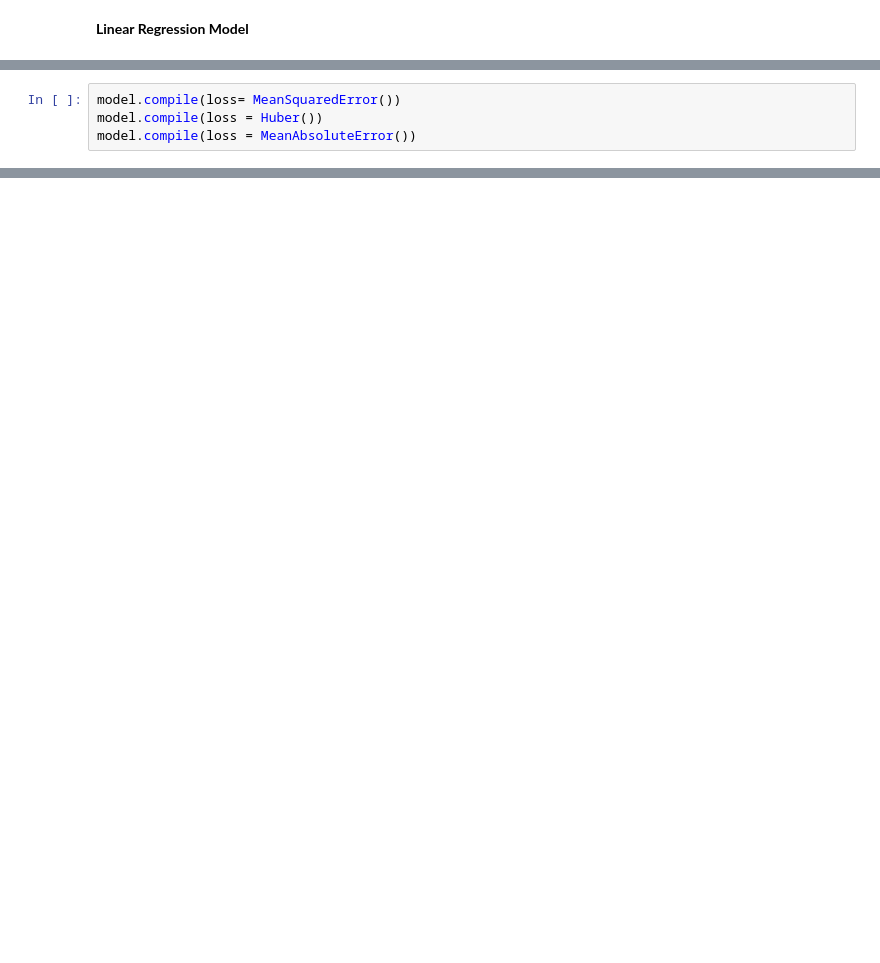
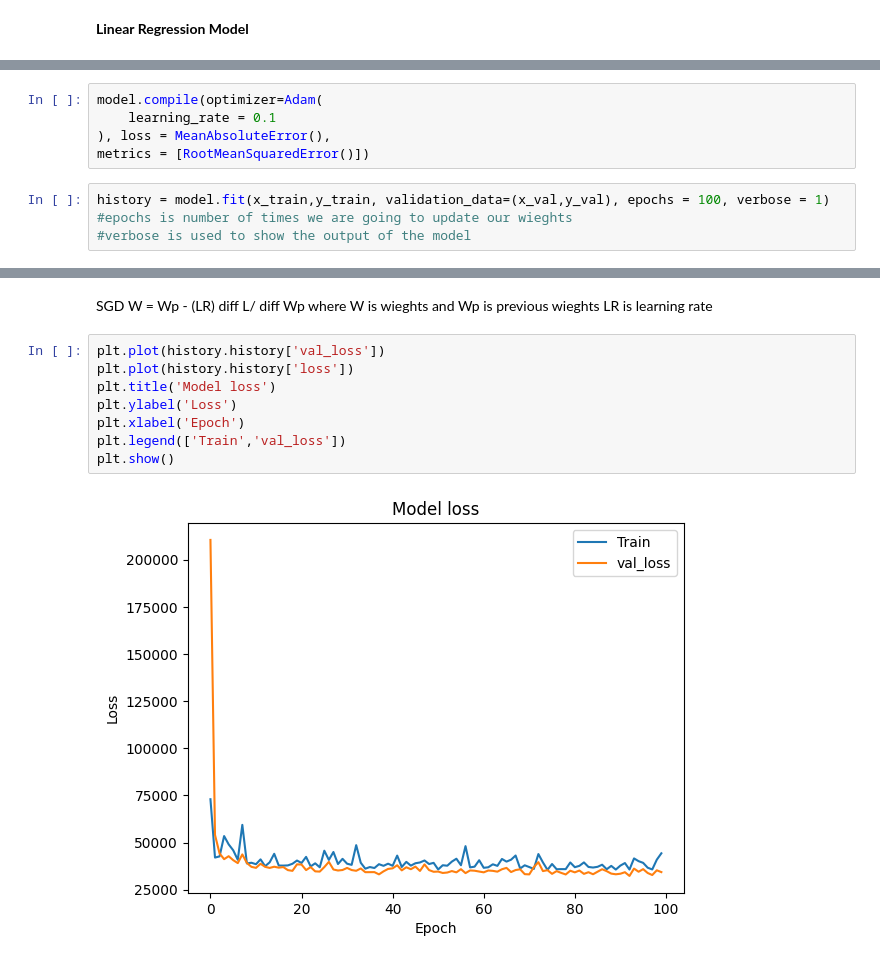
Before and after one commit to 5rujana/TENSOR-FLOW, a Jupyter notebook: carPricePrediction/car_price_model.ipynb, the cells around one changed output, grey strips where cells are left out. Drawn from its saved outputs; the diff is of its cells as text; blank space fills up the shorter version.

```diff
--- a/carPricePrediction/car_price_model.ipynb
+++ b/carPricePrediction/car_price_model.ipynb
@@ -157,4 +200,0 @@ tf.keras.utils.plot_model(model, to_file="model.png" , show_shapes=True)
-# %%
-model.compile(loss= MeanSquaredError())
-model.compile(loss = Huber())
-model.compile(loss = MeanAbsoluteError())
@@ -163,0 +203,8 @@ W = Wp - (LR) rho
+# %%
+model.compile(optimizer=Adam(
+    learning_rate = 0.1
+), loss = MeanAbsoluteError(),
+metrics = [RootMeanSquaredError()])
+# %%
+history = model.fit(x_train,y_train, validation_data=(x_val,y_val), epochs = 100, verbose = 1) #epochs is number of times we are going to update our wieghts
+#verbose is used to show the output of the model
@@ -163,0 +249,15 @@ W = Wp - (LR) rho
+# %% [markdown]
+SGD
+W = Wp - (LR) diff L/ diff Wp
+where W is wieghts and Wp is previous wieghts
+LR is learning rate
+# %%
+plt.plot(history.history['val_loss'])
+plt.plot(history.history['loss'])
+plt.title('Model loss')
+plt.ylabel('Loss')
+plt.xlabel('Epoch')
+plt.legend(['Train','val_loss'])
+plt.show()
+# %% [output]
+[figure, added]
```
Also changed, not shown: parts of 25 cells of this notebook, 1 other file.
